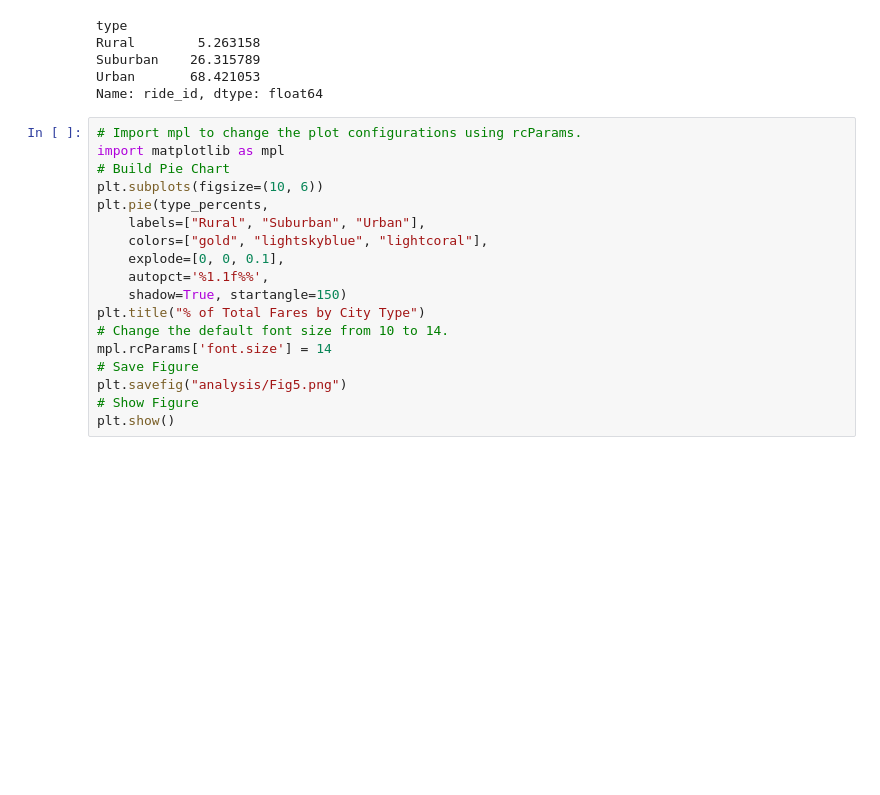
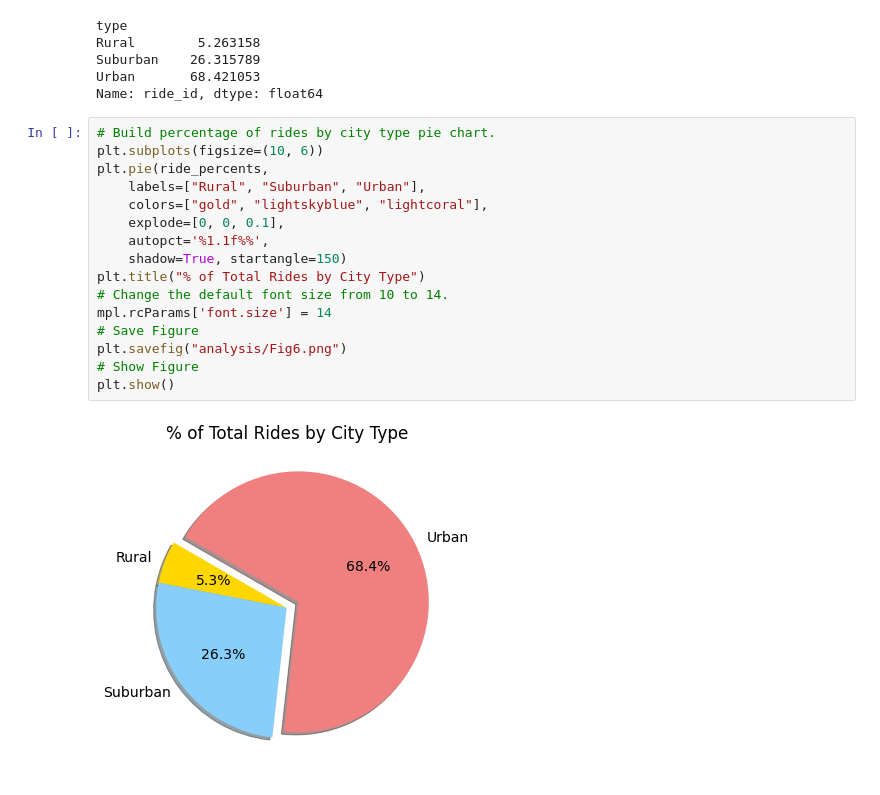
Before and after one commit to BrieonaT/PyBer_Analysis, a Jupyter notebook: PyBer.ipynb, the cells around one changed output. Cells and saved outputs as stored; diff of their text form; blank space fills up the shorter version.

```diff
--- a/PyBer.ipynb
+++ b/PyBer.ipynb
@@ -919,21 +919,21 @@ Rural        5.263158
 Suburban    26.315789
 Urban       68.421053
 Name: ride_id, dtype: float64
-# %%
-# Import mpl to change the plot configurations using rcParams.
-import matplotlib as mpl
-# Build Pie Chart
-plt.subplots(figsize=(10, 6))
-plt.pie(type_percents,
-    labels=["Rural", "Suburban", "Urban"],
-    colors=["gold", "lightskyblue", "lightcoral"],
-    explode=[0, 0, 0.1],
-    autopct='%1.1f%%',
-    shadow=True, startangle=150)
-plt.title("% of Total Fares by City Type")
-# Change the default font size from 10 to 14.
-mpl.rcParams['font.size'] = 14
-# Save Figure
-plt.savefig("analysis/Fig5.png")
-# Show Figure
-plt.show()
+# %%
+# Build percentage of rides by city type pie chart.
+plt.subplots(figsize=(10, 6))
+plt.pie(ride_percents,
+    labels=["Rural", "Suburban", "Urban"],
+    colors=["gold", "lightskyblue", "lightcoral"],
+    explode=[0, 0, 0.1],
+    autopct='%1.1f%%',
+    shadow=True, startangle=150)
+plt.title("% of Total Rides by City Type")
+# Change the default font size from 10 to 14.
+mpl.rcParams['font.size'] = 14
+# Save Figure
+plt.savefig("analysis/Fig6.png")
+# Show Figure
+plt.show()
+# %% [output]
+[figure, added]
```
Also changed, not shown: 1 other file.
